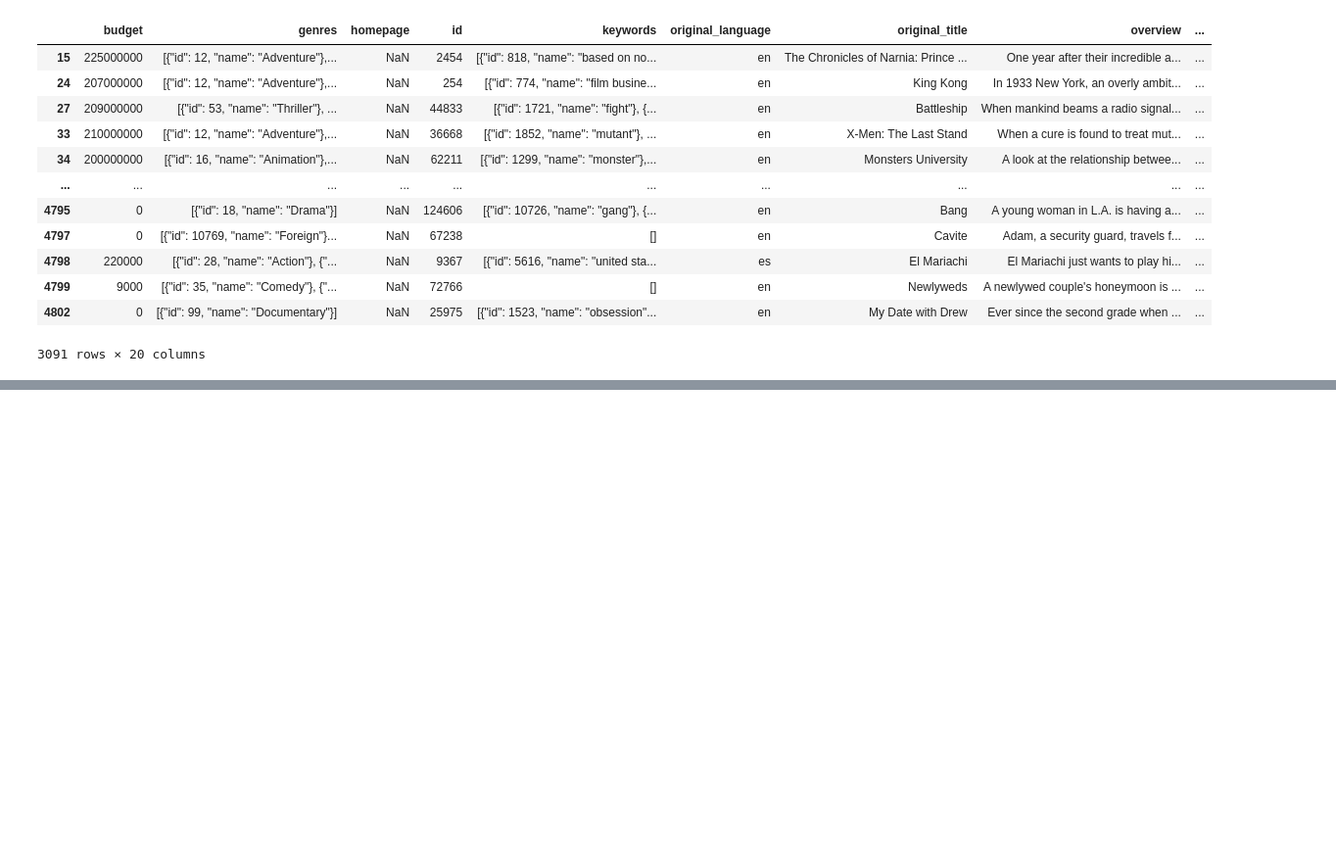
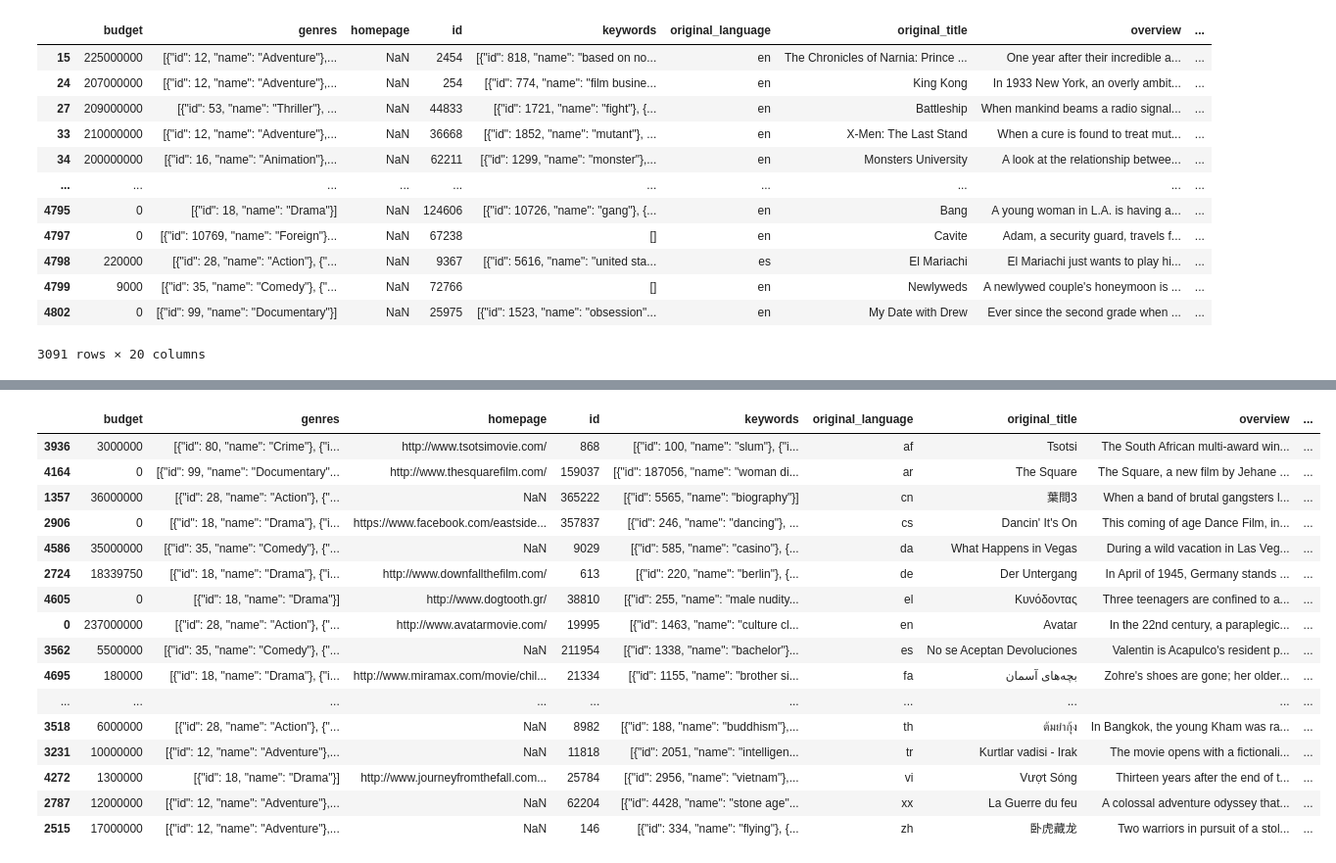
Before and after one commit to missyu3/python, a Jupyter notebook: pandas/Untitled.ipynb, the cells around one changed output, grey strips where cells are left out. Shown at 98% size. Saved outputs shown, nothing was run; the diff lists cells and outputs as text; code cells hidden in the pictures; blank space fills up the shorter version.

```diff
--- a/pandas/Untitled.ipynb
+++ b/pandas/Untitled.ipynb
@@ -466,0 +548,20 @@ df[df["homepage"].isna()]
+# %%
+df.iloc[df.groupby("original_language")["revenue"].idxmax()]
+# %% [output]
+|  | budget | genres | homepage | id | keywords | original_language | original_title | overview | ... |
+| 3936 | 3000000 | [{"id": 80, "name": "Crime"}, {"i... | http://www.tsotsimovie.com/ | 868 | [{"id": 100, "name": "slum"}, {"i... | af | Tsotsi | The South African multi-award win... | ... |
+| 4164 | 0 | [{"id": 99, "name": "Documentary"... | http://www.thesquarefilm.com/ | 159037 | [{"id": 187056, "name": "woman di... | ar | The Square | The Square, a new film by Jehane ... | ... |
+| 1357 | 36000000 | [{"id": 28, "name": "Action"}, {"... | NaN | 365222 | [{"id": 5565, "name": "biography"}] | cn | 葉問3 | When a band of brutal gangsters l... | ... |
+| 2906 | 0 | [{"id": 18, "name": "Drama"}, {"i... | https://www.facebook.com/eastside... | 357837 | [{"id": 246, "name": "dancing"}, ... | cs | Dancin' It's On | This coming of age Dance Film, in... | ... |
+| 4586 | 35000000 | [{"id": 35, "name": "Comedy"}, {"... | NaN | 9029 | [{"id": 585, "name": "casino"}, {... | da | What Happens in Vegas | During a wild vacation in Las Veg... | ... |
+| 2724 | 18339750 | [{"id": 18, "name": "Drama"}, {"i... | http://www.downfallthefilm.com/ | 613 | [{"id": 220, "name": "berlin"}, {... | de | Der Untergang | In April of 1945, Germany stands ... | ... |
+| 4605 | 0 | [{"id": 18, "name": "Drama"}] | http://www.dogtooth.gr/ | 38810 | [{"id": 255, "name": "male nudity... | el | Κυνόδοντας | Three teenagers are confined to a... | ... |
+| 0 | 237000000 | [{"id": 28, "name": "Action"}, {"... | http://www.avatarmovie.com/ | 19995 | [{"id": 1463, "name": "culture cl... | en | Avatar | In the 22nd century, a paraplegic... | ... |
+| 3562 | 5500000 | [{"id": 35, "name": "Comedy"}, {"... | NaN | 211954 | [{"id": 1338, "name": "bachelor"}... | es | No se Aceptan Devoluciones | Valentin is Acapulco's resident p... | ... |
+| 4695 | 180000 | [{"id": 18, "name": "Drama"}, {"i... | http://www.miramax.com/movie/chil... | 21334 | [{"id": 1155, "name": "brother si... | fa | بچه‌های آسمان | Zohre's shoes are gone; her older... | ... |
+| ... | ... | ... | ... | ... | ... | ... | ... | ... | ... |
+| 3518 | 6000000 | [{"id": 28, "name": "Action"}, {"... | NaN | 8982 | [{"id": 188, "name": "buddhism"},... | th | ต้มยำกุ้ง | In Bangkok, the young Kham was ra... | ... |
+| 3231 | 10000000 | [{"id": 12, "name": "Adventure"},... | NaN | 11818 | [{"id": 2051, "name": "intelligen... | tr | Kurtlar vadisi - Irak | The movie opens with a fictionali... | ... |
+| 4272 | 1300000 | [{"id": 18, "name": "Drama"}] | http://www.journeyfromthefall.com... | 25784 | [{"id": 2956, "name": "vietnam"},... | vi | Vượt Sóng | Thirteen years after the end of t... | ... |
+| 2787 | 12000000 | [{"id": 12, "name": "Adventure"},... | NaN | 62204 | [{"id": 4428, "name": "stone age"... | xx | La Guerre du feu | A colossal adventure odyssey that... | ... |
+| 2515 | 17000000 | [{"id": 12, "name": "Adventure"},... | NaN | 146 | [{"id": 334, "name": "flying"}, {... | zh | 卧虎藏龙 | Two warriors in pursuit of a stol... | ... |
```
Also changed, not shown: parts of 6 cells of this notebook.
